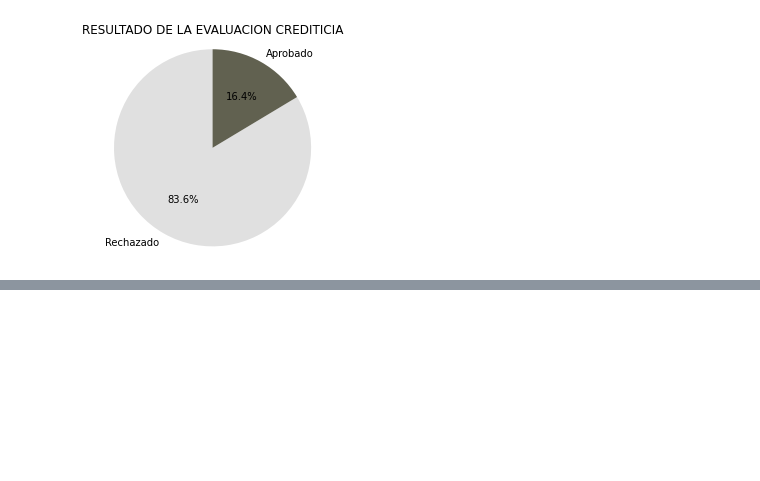
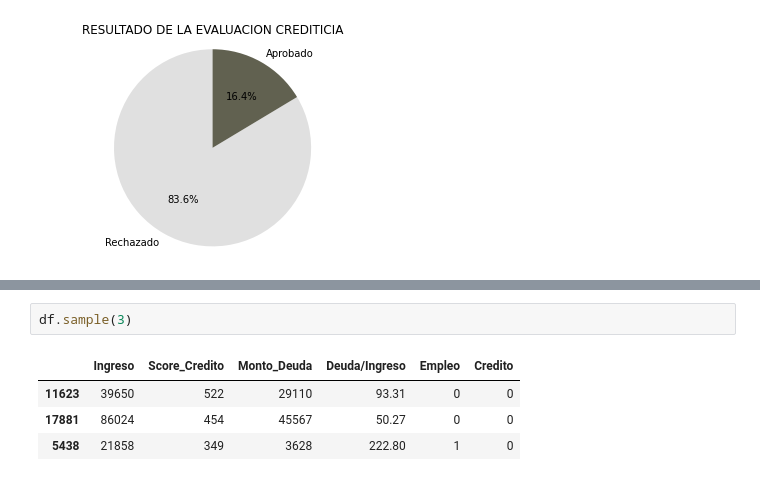
Before and after one commit to NestorDiazDataSC/Analisis_de_Datos, a Jupyter notebook: Creditos/loan_data.ipynb, the cells around one changed output, grey strips where cells are left out. Drawn from its saved outputs; the diff is of its cells as text; blank space fills up the shorter version.

```diff
--- a/Creditos/loan_data.ipynb
+++ b/Creditos/loan_data.ipynb
@@ -91,0 +254,7 @@ plt.show()
+# %%
+df.sample(3)
+# %% [output]
+|  | Ingreso | Score_Credito | Monto_Deuda | Deuda/Ingreso | Empleo | Credito |
+| 11623 | 39650 | 522 | 29110 | 93.31 | 0 | 0 |
+| 17881 | 86024 | 454 | 45567 | 50.27 | 0 | 0 |
+| 5438 | 21858 | 349 | 3628 | 222.80 | 1 | 0 |
```
Also changed, not shown: parts of 31 cells of this notebook.
